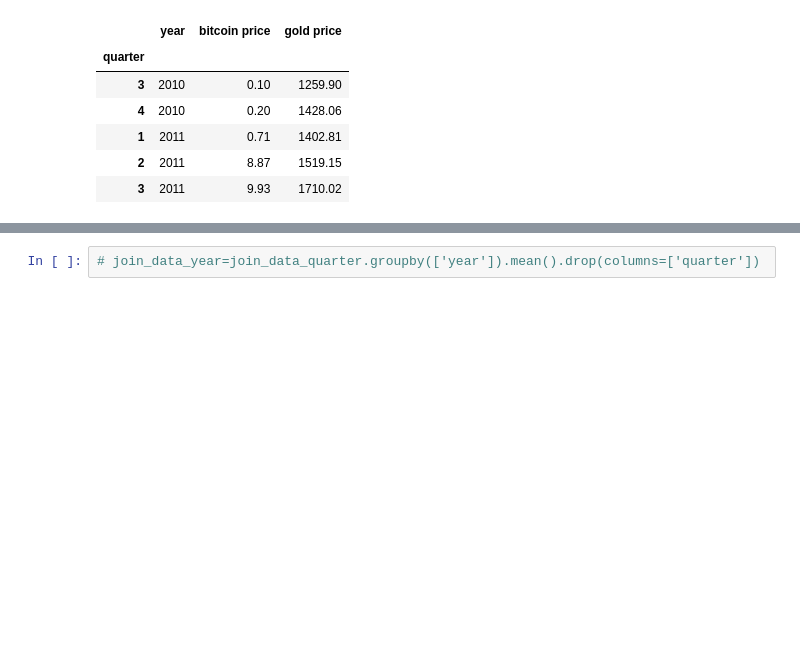
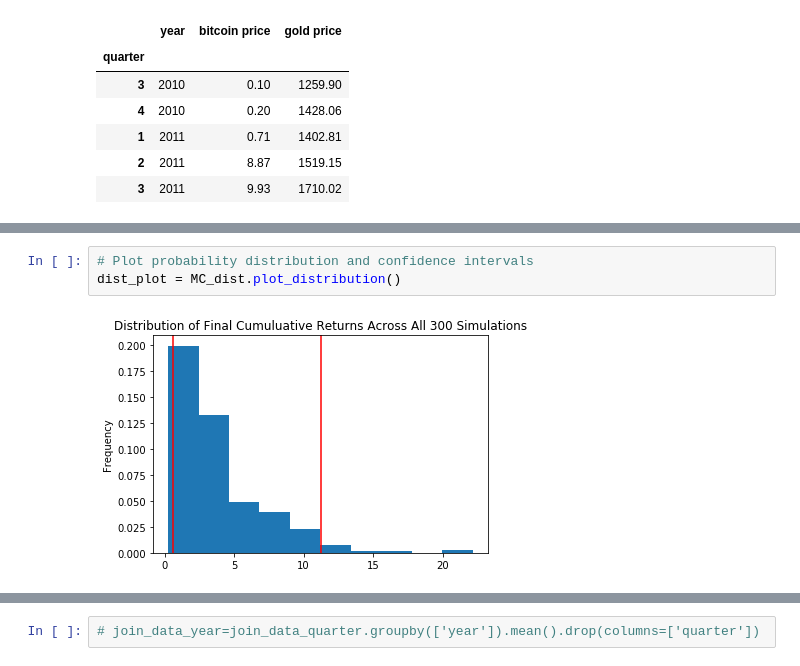
Before and after one commit to hanson0629/project1_repo, a Jupyter notebook: project1_draft.ipynb, the cells around one changed output, grey strips where cells are left out. Drawn from its saved outputs; the diff is of its cells as text; blank space fills up the shorter version.

```diff
--- a/project1_draft.ipynb
+++ b/project1_draft.ipynb
@@ -210,0 +323,5 @@ create_hvplot_y(join_gold_year)
+# %%
+# Plot probability distribution and confidence intervals
+dist_plot = MC_dist.plot_distribution()
+# %% [output]
+[figure, added]
```
Also changed, not shown: parts of 28 cells of this notebook, 3 other files.
